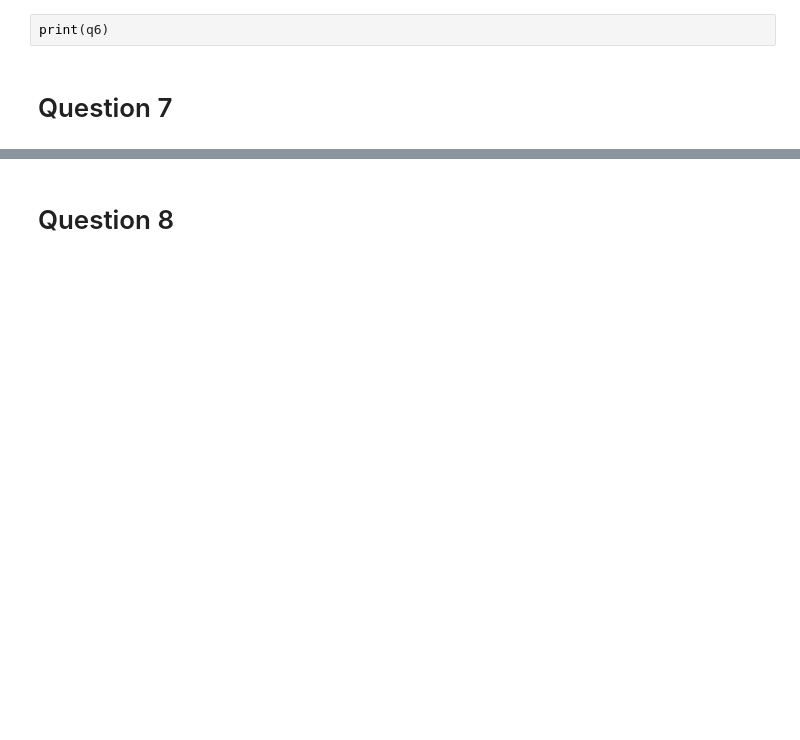
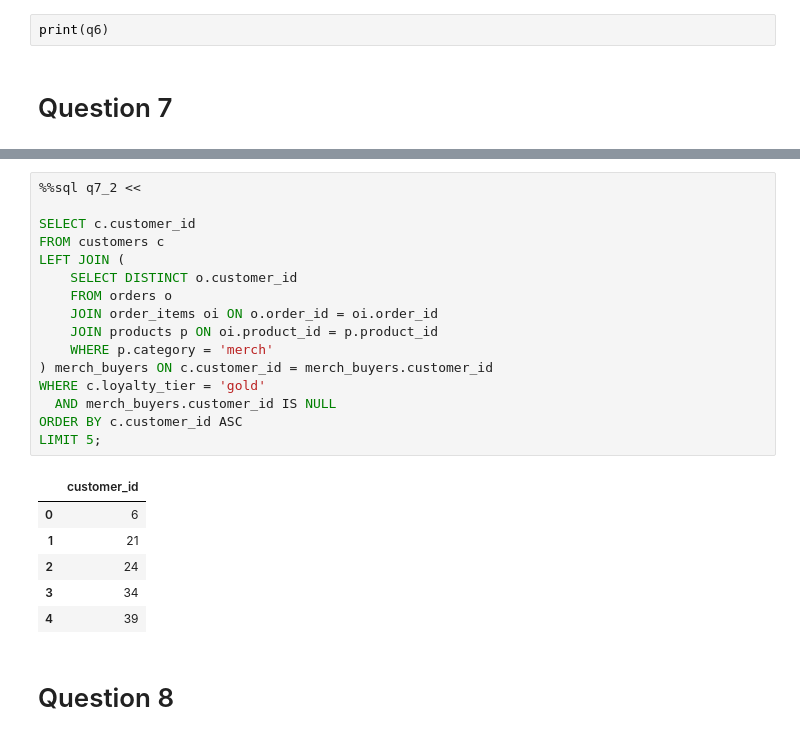
Before and after one commit to LourdAbuHadid1/IE-332-Group-Assignments, a Jupyter notebook: A1.ipynb, the cells around one changed output, grey strips where cells are left out. Drawn from its saved outputs; the diff is of its cells as text; blank space fills up the shorter version.

```diff
--- a/A1.ipynb
+++ b/A1.ipynb
@@ -320,3 +359,26 @@ print(q6)
+# %%
+%%sql q7_2 <<
+
+SELECT c.customer_id
+FROM customers c
+LEFT JOIN (
+    SELECT DISTINCT o.customer_id
+    FROM orders o
+    JOIN order_items oi ON o.order_id = oi.order_id
+    JOIN products p ON oi.product_id = p.product_id
+    WHERE p.category = 'merch'
+) merch_buyers ON c.customer_id = merch_buyers.customer_id
+WHERE c.loyalty_tier = 'gold'
+  AND merch_buyers.customer_id IS NULL
+ORDER BY c.customer_id ASC
+LIMIT 5;
+# %% [output]
+|  | customer_id |
+| 0 | 6 |
+| 1 | 21 |
+| 2 | 24 |
+| 3 | 34 |
+| 4 | 39 |
 # %% [markdown]
 # Question 8
 # %% [markdown]
```
Also changed, not shown: parts of 3 cells of this notebook.
